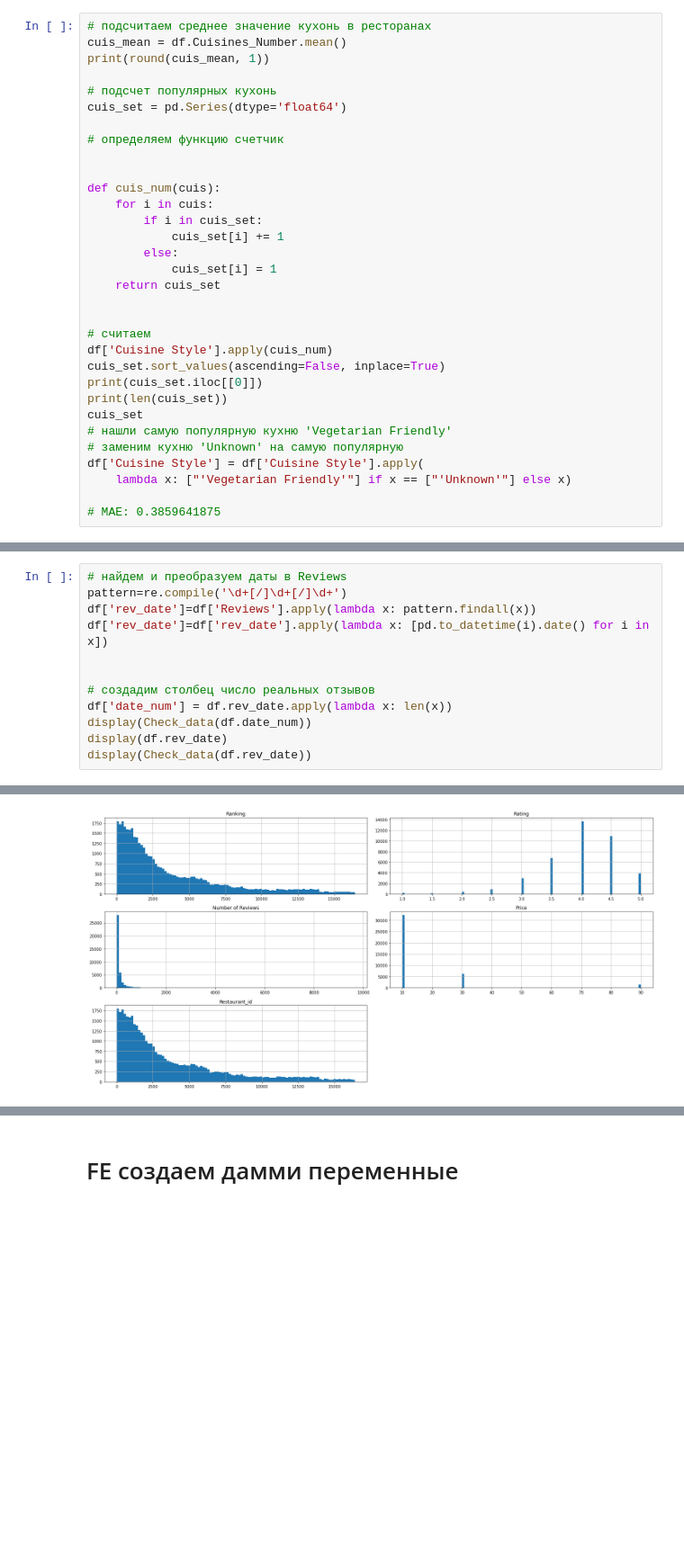
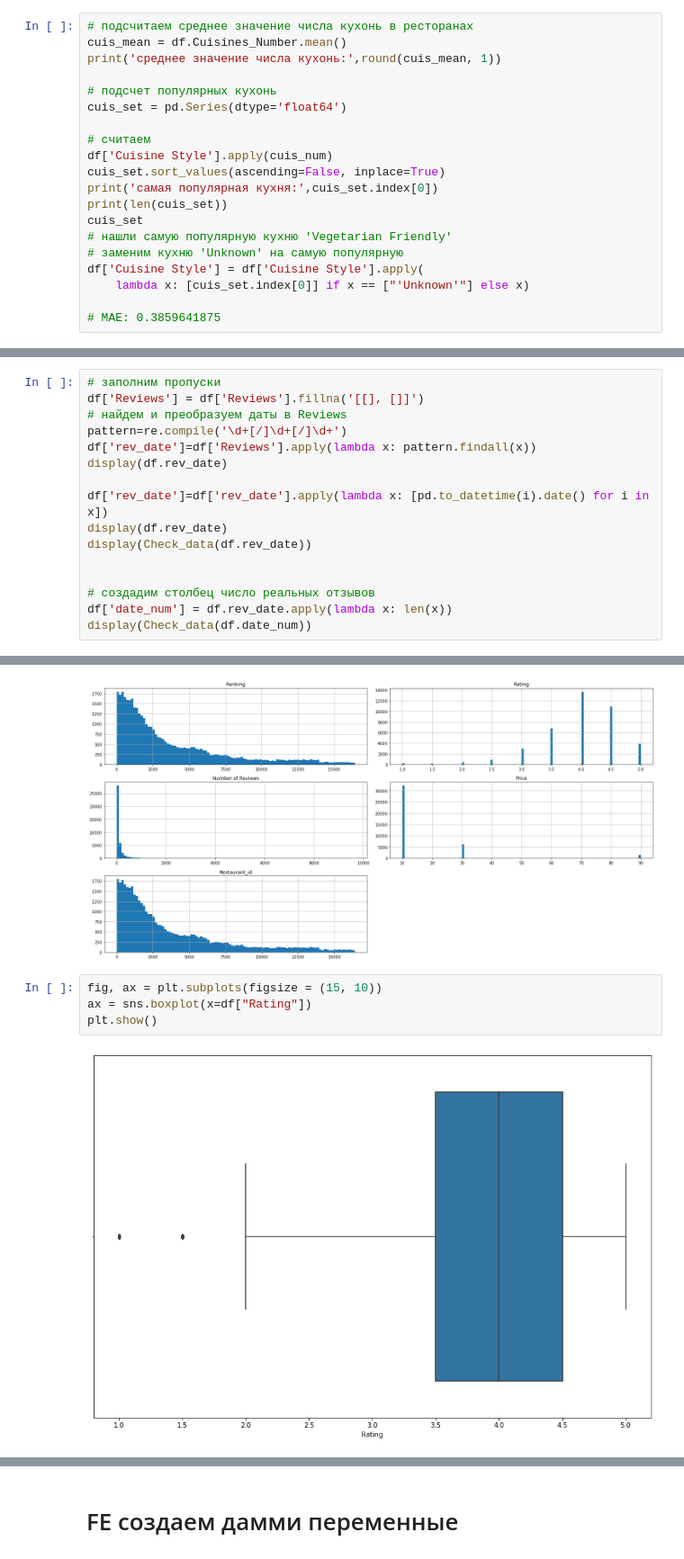
Before and after one commit to Eugene-P-msk/My-DS, a Jupyter notebook: module_3/RDS3 о вкусной и здоровой.ipynb, the cells around one changed output, grey strips where cells are left out. Shown: that part at 90% size. Saved outputs shown, nothing was run; the diff lists cells and outputs as text; blank space fills up the shorter version.

```diff
--- a/module_3/RDS3 о вкусной и здоровой.ipynb
+++ b/module_3/RDS3 о вкусной и здоровой.ipynb
@@ -308,35 +317,23 @@ df['Cuisine Style'] = df['Cuisine Style'].apply(lambda x: x.replace('[','').repl
 df['Cuisines_Number'] = df['Cuisine Style'].apply(lambda x: len(x))
 MAE: 0.40795423730158725
 # %%
-# подсчитаем среднее значение кухонь в ресторанах
+# подсчитаем среднее значение числа кухонь в ресторанах
 cuis_mean = df.Cuisines_Number.mean()
-print(round(cuis_mean, 1))
+print('среднее значение числа кухонь:',round(cuis_mean, 1))
 
 # подсчет популярных кухонь
 cuis_set = pd.Series(dtype='float64')
 
-# определяем функцию счетчик
-
-
-def cuis_num(cuis):
-    for i in cuis:
-        if i in cuis_set:
-            cuis_set[i] += 1
-        else:
-            cuis_set[i] = 1
-    return cuis_set
-
-
 # считаем
 df['Cuisine Style'].apply(cuis_num)
 cuis_set.sort_values(ascending=False, inplace=True)
-print(cuis_set.iloc[[0]])
+print('самая популярная кухня:',cuis_set.index[0])
 print(len(cuis_set))
 cuis_set
 # нашли самую популярную кухню 'Vegetarian Friendly'
 # заменим кухню 'Unknown' на самую популярную
 df['Cuisine Style'] = df['Cuisine Style'].apply(
-    lambda x: ["'Vegetarian Friendly'"] if x == ["'Unknown'"] else x)
+    lambda x: [cuis_set.index[0]] if x == ["'Unknown'"] else x)
 
 # MAE: 0.3859641875
 # %% [output]
@@ -364,13 +374,17 @@ Name: Reviews, Length: 40000, dtype: object
 # %%
+# заполним пропуски
+df['Reviews'] = df['Reviews'].fillna('[[], []]')
 # найдем и преобразуем даты в Reviews
 pattern=re.compile('\d+[/]\d+[/]\d+')
 df['rev_date']=df['Reviews'].apply(lambda x: pattern.findall(x))
+display(df.rev_date)
+
 df['rev_date']=df['rev_date'].apply(lambda x: [pd.to_datetime(i).date() for i in x])
+display(df.rev_date)
+display(Check_data(df.rev_date))
 
 
 # создадим столбец число реальных отзывов
 df['date_num'] = df.rev_date.apply(lambda x: len(x))
 display(Check_data(df.date_num))
-display(df.rev_date)
-display(Check_data(df.rev_date))
 # %% [output]
@@ -610,3 +636,9 @@ df[['Ranking', 'Rating', 'Number of Reviews','Price', 'Restaurant_id']].hist(fig
 plt.tight_layout()
 # %% [output]
 [figure]
+# %%
+fig, ax = plt.subplots(figsize = (15, 10))
+ax = sns.boxplot(x=df["Rating"])
+plt.show()
+# %% [output]
+[figure, added]
```
Also changed, not shown: parts of 11 cells of this notebook.
